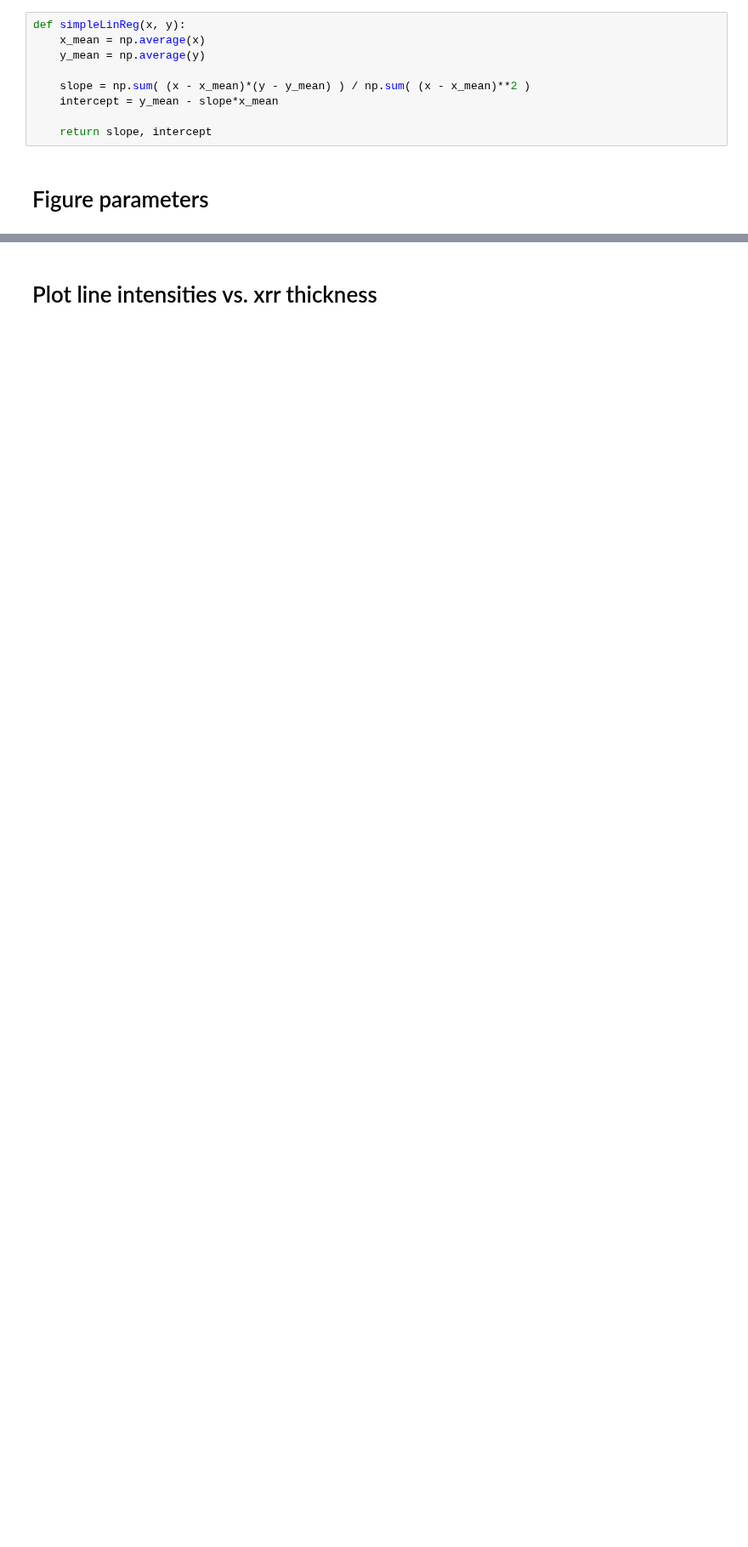
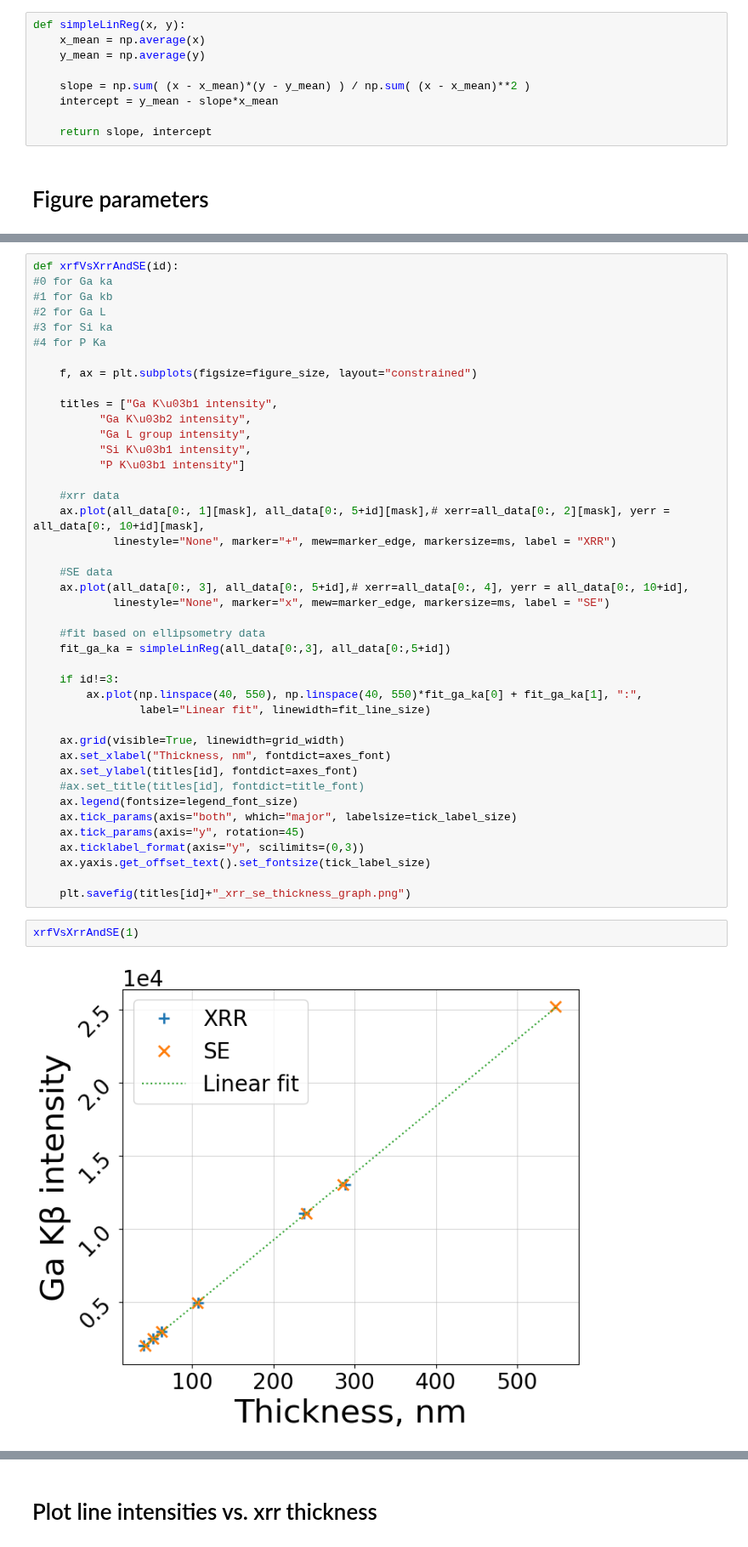
Before and after one commit to ELFREELAND/xrf-thickness-studies, a Jupyter notebook: maps/all_samples_plotter.ipynb, the cells around one changed output, grey strips where cells are left out. Shown at 85% size. Cells and saved outputs as stored; diff of their text form; blank space fills up the shorter version.

```diff
--- a/maps/all_samples_plotter.ipynb
+++ b/maps/all_samples_plotter.ipynb
@@ -40,0 +44,46 @@ figure_size = (6, 5)
+# %%
+def xrfVsXrrAndSE(id):
+#0 for Ga ka
+#1 for Ga kb
+#2 for Ga L
+#3 for Si ka
+#4 for P Ka
+
+    f, ax = plt.subplots(figsize=figure_size, layout="constrained")
+
+    titles = ["Ga K\u03b1 intensity",
+          "Ga K\u03b2 intensity",
+          "Ga L group intensity",
+          "Si K\u03b1 intensity",
+          "P K\u03b1 intensity"]
+
+    #xrr data
+    ax.plot(all_data[0:, 1][mask], all_data[0:, 5+id][mask],# xerr=all_data[0:, 2][mask], yerr = all_data[0:, 10+id][mask],
+            linestyle="None", marker="+", mew=marker_edge, markersize=ms, label = "XRR")
+
+    #SE data
+    ax.plot(all_data[0:, 3], all_data[0:, 5+id],# xerr=all_data[0:, 4], yerr = all_data[0:, 10+id],
+            linestyle="None", marker="x", mew=marker_edge, markersize=ms, label = "SE")
+
+    #fit based on ellipsometry data
+    fit_ga_ka = simpleLinReg(all_data[0:,3], all_data[0:,5+id])
+
+    if id!=3:
+        ax.plot(np.linspace(40, 550), np.linspace(40, 550)*fit_ga_ka[0] + fit_ga_ka[1], ":",
+                label="Linear fit", linewidth=fit_line_size)
+
+    ax.grid(visible=True, linewidth=grid_width)
+    ax.set_xlabel("Thickness, nm", fontdict=axes_font)
+    ax.set_ylabel(titles[id], fontdict=axes_font)
+    #ax.set_title(titles[id], fontdict=title_font)
+    ax.legend(fontsize=legend_font_size)
+    ax.tick_params(axis="both", which="major", labelsize=tick_label_size)
+    ax.tick_params(axis="y", rotation=45)
+    ax.ticklabel_format(axis="y", scilimits=(0,3))
+    ax.yaxis.get_offset_text().set_fontsize(tick_label_size)
+
+    plt.savefig(titles[id]+"_xrr_se_thickness_graph.png")
+# %%
+xrfVsXrrAndSE(1)
+# %% [output]
+[figure, added]
```
Also changed, not shown: parts of 20 cells of this notebook, 18 other files.
